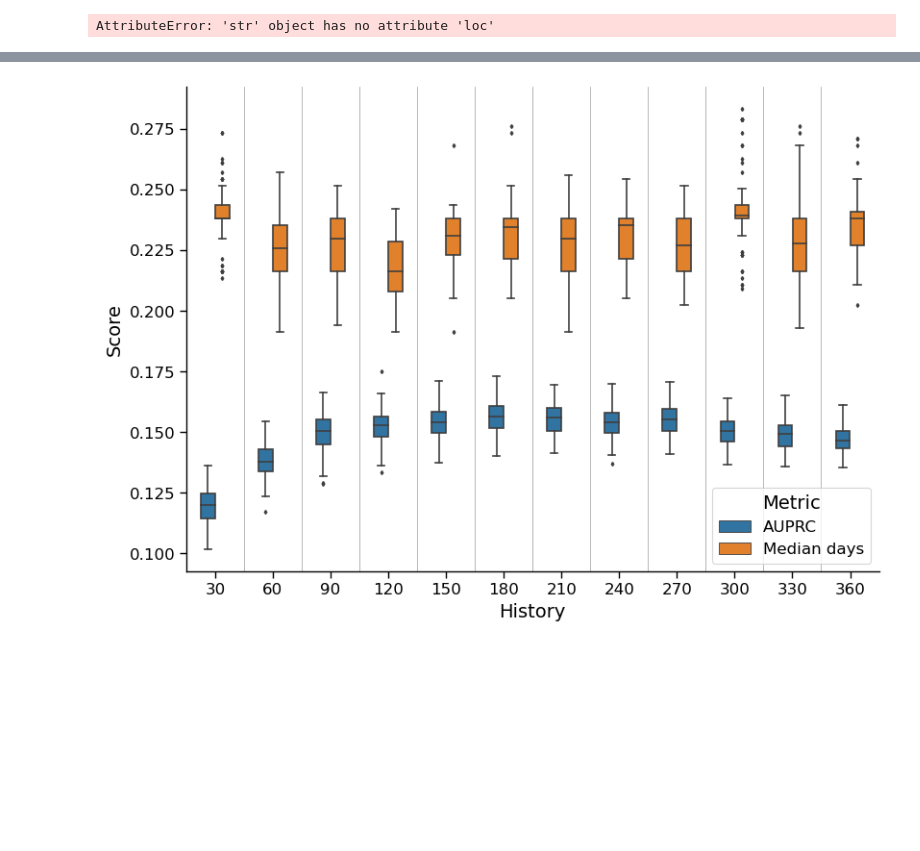
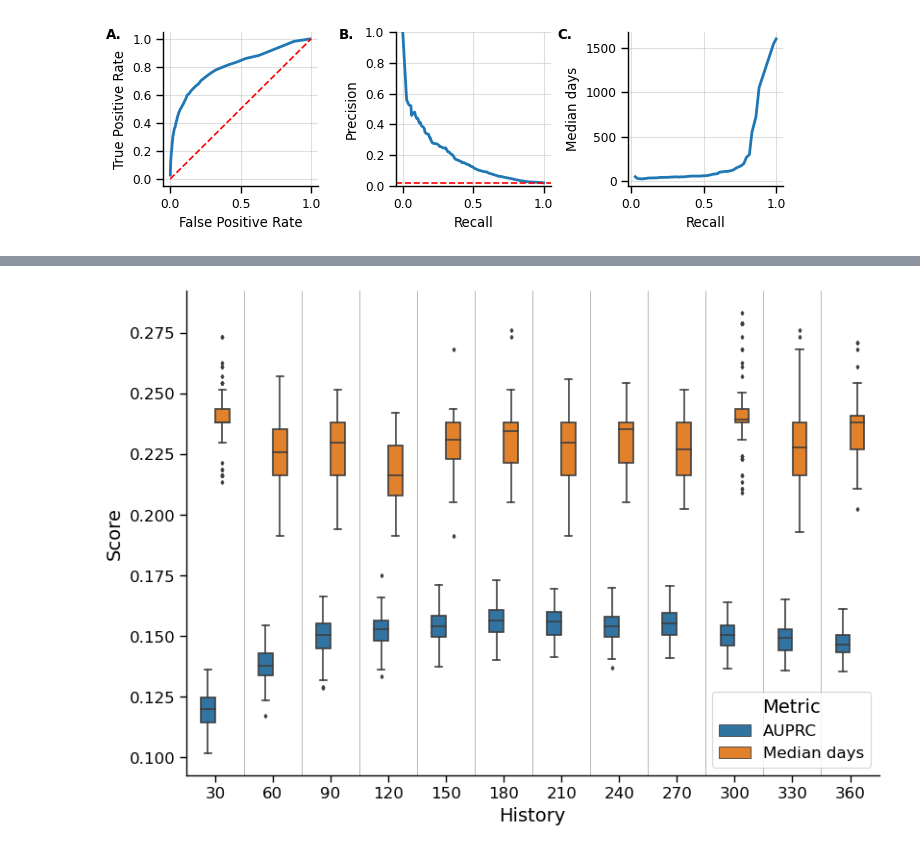
Before and after one commit to babelomics/predoc, a Jupyter notebook: predoc/plots_functions.ipynb, the cells around one changed output, grey strips where cells are left out. Saved outputs shown, nothing was run; the diff lists cells and outputs as text; code cells hidden in the pictures; blank space fills up the shorter version.

```diff
--- a/predoc/plots_functions.ipynb
+++ b/predoc/plots_functions.ipynb
@@ -30,5 +34,5 @@ earliness_test(data_path="sandbox/voliva/ebm_30_180_seed3")
 # %%
-curves_test(data_path="sandbox/voliva/ebm_30_180_seed3")
+# curves_test(data_path=f"{data_dir}/omop/validate/", curves_file="metrics_thresholds_test.parquet")
 # %% [output]
-AttributeError: 'str' object has no attribute 'loc'
+[figure, added]
 # %%
```
Also changed, not shown: parts of 4 cells of this notebook, 1 other file.
